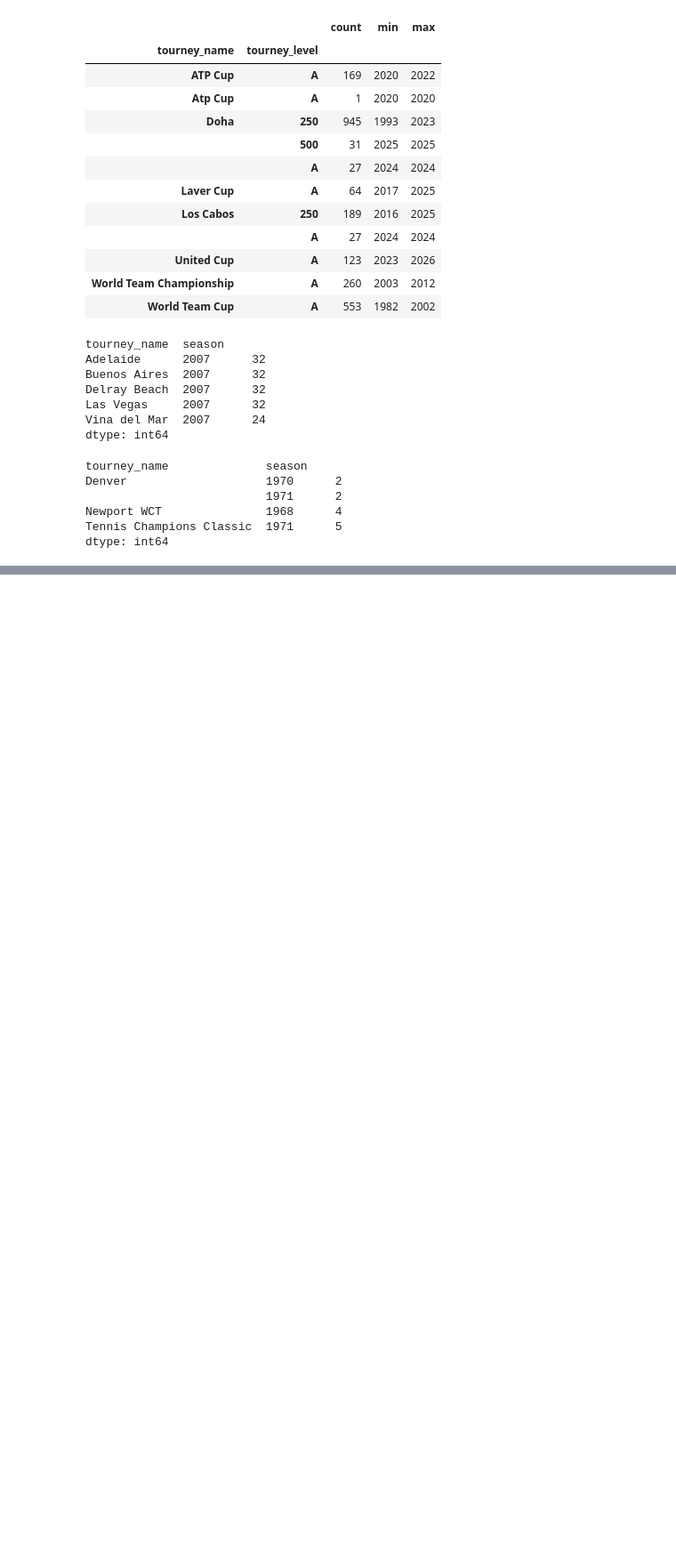
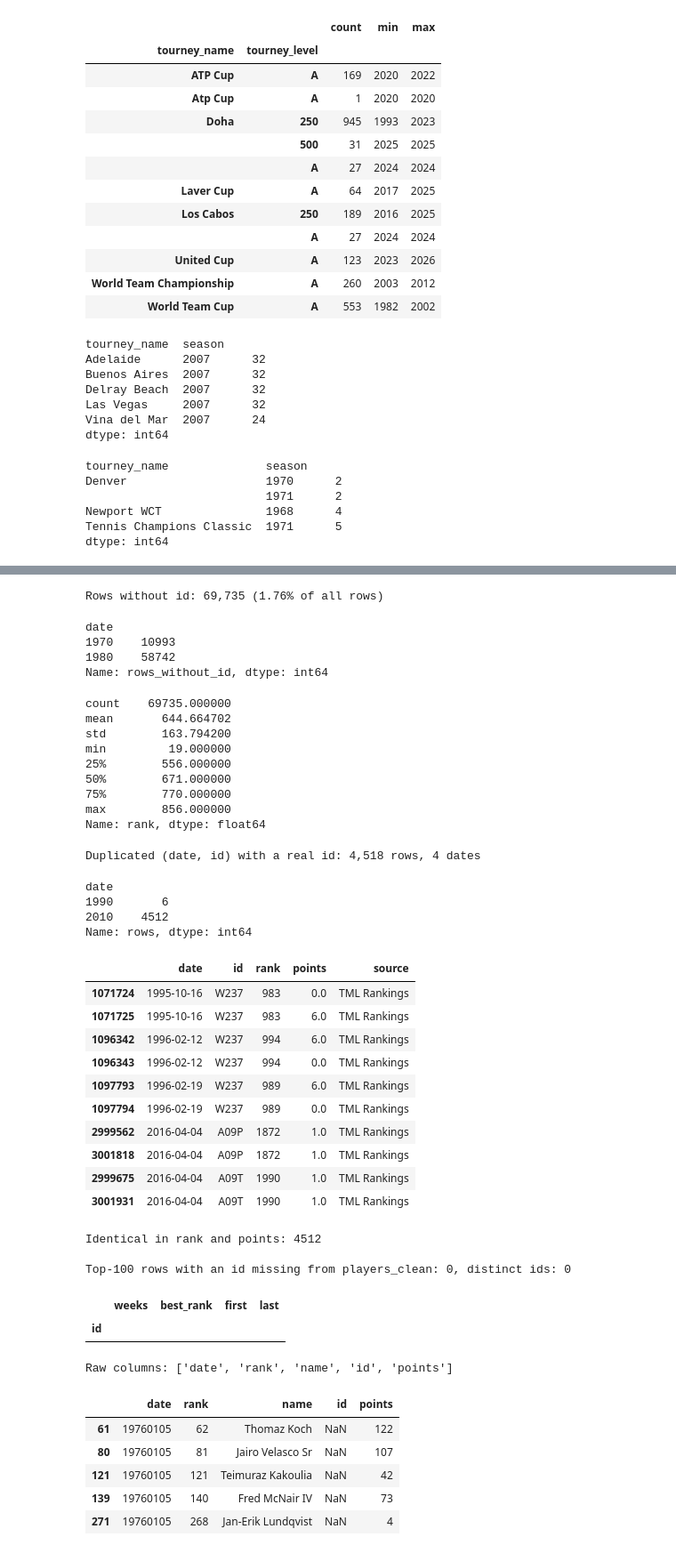
Before and after one commit to xavipena-data/atp-tennis-dashboard, a Jupyter notebook: notebooks/01_data_profiling.ipynb, the cells around one changed output, grey strips where cells are left out. Shown at 89% size. Drawn from its saved outputs; the diff is of its cells as text; code cells hidden in the pictures; blank space fills up the shorter version.

```diff
--- a/notebooks/01_data_profiling.ipynb
+++ b/notebooks/01_data_profiling.ipynb
@@ -675,0 +822,72 @@ display(dup.sort_values(["tourney_id", "round", "winner_id"])
+# %%
+RANKINGS_DIR = ROOT / "data" / "raw" / "rankings"
+
+# 1) rows without id
+no_id = rankings["id"].isna()
+print(f"Rows without id: {no_id.sum():,} ({no_id.mean():.2%} of all rows)")
+display(rankings[no_id].groupby(rankings["date"].dt.year // 10 * 10).size().rename("rows_without_id"))
+display(rankings[no_id]["rank"].describe())
+
+# 2) duplicates among rows that DO have an id
+with_id = rankings[~no_id]
+dup_id = with_id[with_id.duplicated(["date", "id"], keep=False)].sort_values(["date", "id"])
+print(f"\nDuplicated (date, id) with a real id: {len(dup_id):,} rows, {dup_id['date'].nunique()} dates")
+display(dup_id.groupby(dup_id["date"].dt.year // 10 * 10).size().rename("rows"))
+display(dup_id.head(10))
+print("Identical in rank and points:",
+      with_id.duplicated(["date", "id", "rank", "points"], keep=False).sum())
+
+# 3) ids present but not in the cleaned players, top 100 only
+players = pd.read_csv(ROOT / "data" / "interim" / "players_clean.csv", usecols=["id"], dtype={"id": str})
+unknown = with_id[~with_id["id"].isin(players["id"]) & (with_id["rank"] <= 100)]
+print(f"\nTop-100 rows with an id missing from players_clean: {len(unknown):,}, distinct ids: {unknown['id'].nunique()}")
+display(unknown.groupby("id").agg(weeks=("date", "size"), best_rank=("rank", "min"),
+                                  first=("date", "min"), last=("date", "max")).sort_values("weeks", ascending=False).head(10))
+
+# 4) the raw file itself
+raw = pd.read_csv(next(RANKINGS_DIR.rglob("TML Rankings/1976.csv")), dtype=str)
+print("\nRaw columns:", list(raw.columns))
+display(raw[raw["id"].isna()].head(5))
+# %% [output]
+Rows without id: 69,735 (1.76% of all rows)
+date
+1970    10993
+1980    58742
+Name: rows_without_id, dtype: int64
+count    69735.000000
+mean       644.664702
+std        163.794200
+min         19.000000
+25%        556.000000
+50%        671.000000
+75%        770.000000
+max        856.000000
+Name: rank, dtype: float64
+Duplicated (date, id) with a real id: 4,518 rows, 4 dates
+date
+1990       6
+2010    4512
+Name: rows, dtype: int64
+|  | date | id | rank | points | source |
+| 1071724 | 1995-10-16 | W237 | 983 | 0.0 | TML Rankings |
+| 1071725 | 1995-10-16 | W237 | 983 | 6.0 | TML Rankings |
+| 1096342 | 1996-02-12 | W237 | 994 | 6.0 | TML Rankings |
+| 1096343 | 1996-02-12 | W237 | 994 | 0.0 | TML Rankings |
+| 1097793 | 1996-02-19 | W237 | 989 | 6.0 | TML Rankings |
+| 1097794 | 1996-02-19 | W237 | 989 | 0.0 | TML Rankings |
+| 2999562 | 2016-04-04 | A09P | 1872 | 1.0 | TML Rankings |
+| 3001818 | 2016-04-04 | A09P | 1872 | 1.0 | TML Rankings |
+| 2999675 | 2016-04-04 | A09T | 1990 | 1.0 | TML Rankings |
+| 3001931 | 2016-04-04 | A09T | 1990 | 1.0 | TML Rankings |
+Identical in rank and points: 4512
+
+Top-100 rows with an id missing from players_clean: 0, distinct ids: 0
+|  | weeks | best_rank | first | last |
+| id |  |  |  |  |
+Raw columns: ['date', 'rank', 'name', 'id', 'points']
+|  | date | rank | name | id | points |
+| 61 | 19760105 | 62 | Thomaz Koch | NaN | 122 |
+| 80 | 19760105 | 81 | Jairo Velasco Sr | NaN | 107 |
+| 121 | 19760105 | 121 | Teimuraz Kakoulia | NaN | 42 |
+| 139 | 19760105 | 140 | Fred McNair IV | NaN | 73 |
+| 271 | 19760105 | 268 | Jan-Erik Lundqvist | NaN | 4 |
```
Also changed, not shown: parts of 7 cells of this notebook, 2 other files.
